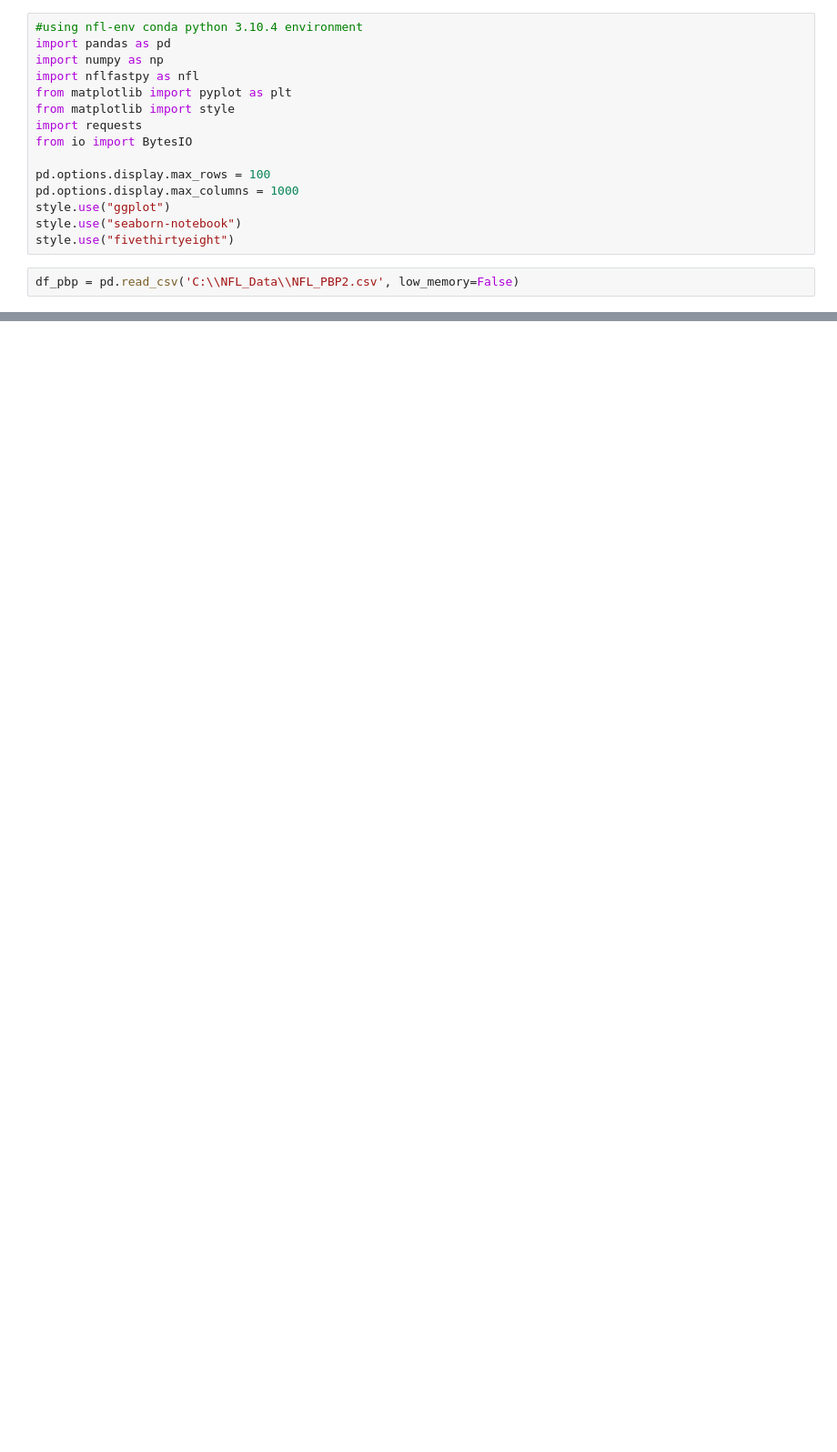
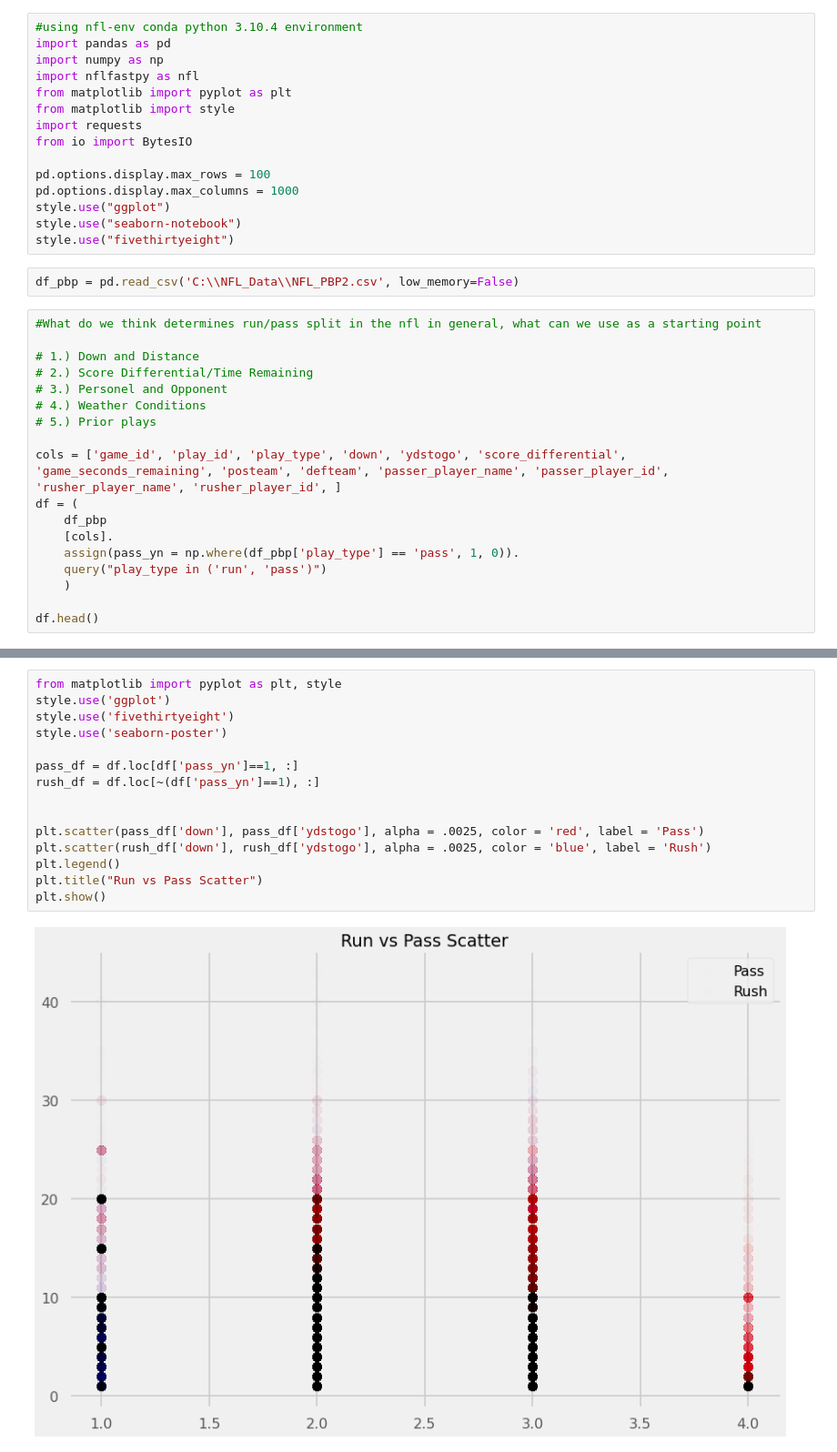
Before and after one commit to slex2/NFL, a Jupyter notebook: run_pass.ipynb, the cells around one changed output, grey strips where cells are left out. Shown at 91% size. Drawn from its saved outputs; the diff is of its cells as text; blank space fills up the shorter version.

```diff
--- a/run_pass.ipynb
+++ b/run_pass.ipynb
@@ -15,3 +15,21 @@ style.use("seaborn-notebook")
 style.use("fivethirtyeight")
 # %%
 df_pbp = pd.read_csv('C:\\NFL_Data\\NFL_PBP2.csv', low_memory=False)
+# %%
+#What do we think determines run/pass split in the nfl in general, what can we use as a starting point
+
+# 1.) Down and Distance
+# 2.) Score Differential/Time Remaining
+# 3.) Personel and Opponent
+# 4.) Weather Conditions
+# 5.) Prior plays
+
+cols = ['game_id', 'play_id', 'play_type', 'down', 'ydstogo', 'score_differential', 'game_seconds_remaining', 'posteam', 'defteam', 'passer_player_name', 'passer_player_id', 'rusher_player_name', 'rusher_player_id', ]
+df = (
+    df_pbp
+    [cols].
+    assign(pass_yn = np.where(df_pbp['play_type'] == 'pass', 1, 0)).
+    query("play_type in ('run', 'pass')")
+    )
+
+df.head()
@@ -18 +43,18 @@ df_pbp = pd.read_csv('C:\\NFL_Data\\NFL_PBP2.csv', low_memory=False)
+# %%
+from matplotlib import pyplot as plt, style
+style.use('ggplot')
+style.use('fivethirtyeight')
+style.use('seaborn-poster')
+
+pass_df = df.loc[df['pass_yn']==1, :]
+rush_df = df.loc[~(df['pass_yn']==1), :]
+
+
+plt.scatter(pass_df['down'], pass_df['ydstogo'], alpha = .0025, color = 'red', label = 'Pass')
+plt.scatter(rush_df['down'], rush_df['ydstogo'], alpha = .0025, color = 'blue', label = 'Rush')
+plt.legend()
+plt.title("Run vs Pass Scatter")
+plt.show()
+# %% [output]
+[figure, added]
 # %%
```
Also changed, not shown: parts of 6 cells of this notebook, 1 other file.
